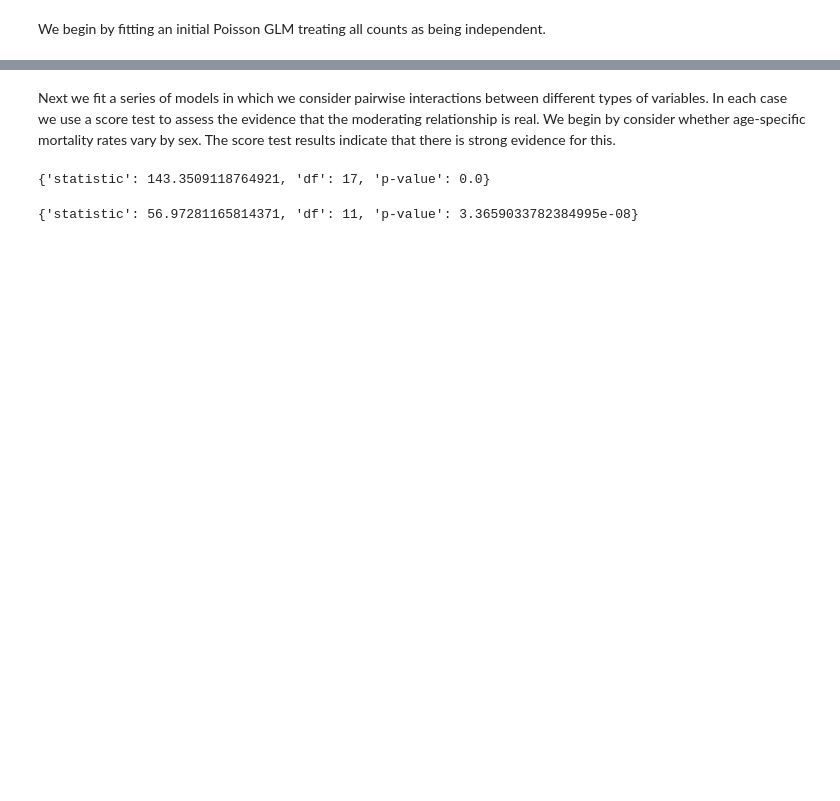
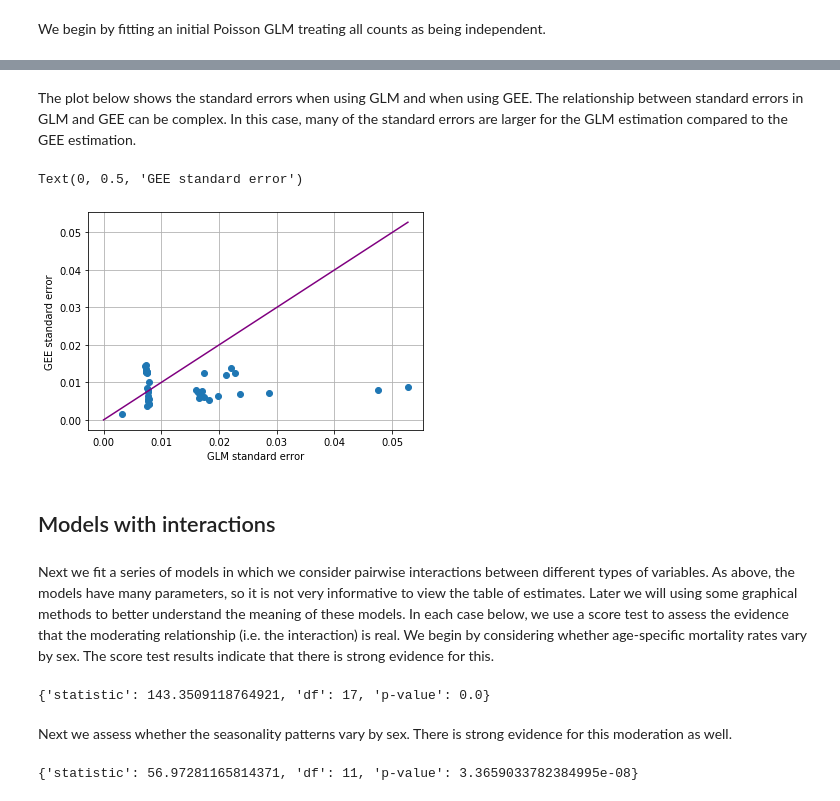
Before and after one commit to kshedden/workshops, a Jupyter notebook: mortality/notebooks/mort_glm.ipynb, the cells around one changed output, grey strips where cells are left out. Saved outputs shown, nothing was run; the diff lists cells and outputs as text; code cells hidden in the pictures; blank space fills up the shorter version.

```diff
--- a/mortality/notebooks/mort_glm.ipynb
+++ b/mortality/notebooks/mort_glm.ipynb
@@ -68,10 +118,30 @@ r2 = m2.fit()
+# %% [markdown]
+The plot below shows the standard errors when using GLM and when
+using GEE.  The relationship between standard errors in GLM and GEE
+can be complex.  In this case, many of the standard errors are
+larger for the GLM estimation compared to the GEE estimation.
+# %%
+plt.grid(True)
+plt.plot(r1.bse, r2.bse, 'o')
+ma = max(r1.bse.max(), r2.bse.max())
+plt.plot([0, ma], [0, ma], '-', color='purple')
+plt.xlabel("GLM standard error")
+plt.ylabel("GEE standard error")
+# %% [output]
+Text(0, 0.5, 'GEE standard error')
+[figure, added]
+# %% [markdown]
+## Models with interactions
 # %% [markdown]
 Next we fit a series of models in which we consider pairwise
-interactions between different types of variables.  In each case we
-use a score test to assess the evidence that the moderating
-relationship is real.  We begin by consider whether age-specific
-mortality rates vary by sex.  The score test results indicate that
-there is strong evidence for this.
+interactions between different types of variables.  As above, the
+models have many parameters, so it is not very informative to view
+the table of estimates.  Later we will using some graphical methods
+to better understand the meaning of these models.  In each case
+below, we use a score test to assess the evidence that the
+moderating relationship (i.e. the interaction) is real.  We begin by
+considering whether age-specific mortality rates vary by sex.  The
+score test results indicate that there is strong evidence for this.
 # %%
 fml3 = "Deaths ~ Age_group * Sex + C(Year) + C(Month)"
 m3 = sm.GEE.from_formula(fml3, family=sm.families.Poisson(), groups="yearmonth",
@@ -86,5 +152,8 @@ print(m3.compare_score_test(r2))
 # %% [output]
 {'statistic': 143.3509118764921, 'df': 17, 'p-value': 0.0}
+# %% [markdown]
+Next we assess whether the seasonality patterns vary by sex.  There
+is strong evidence for this moderation as well.
 # %%
 fml4 = "Deaths ~ (Age_group + C(Month)) * Sex + C(Year)"
 m4 = sm.GEE.from_formula(fml4, family=sm.families.Poisson(), groups="yearmonth",
```
Also changed, not shown: parts of 37 cells of this notebook, 2 other files.
